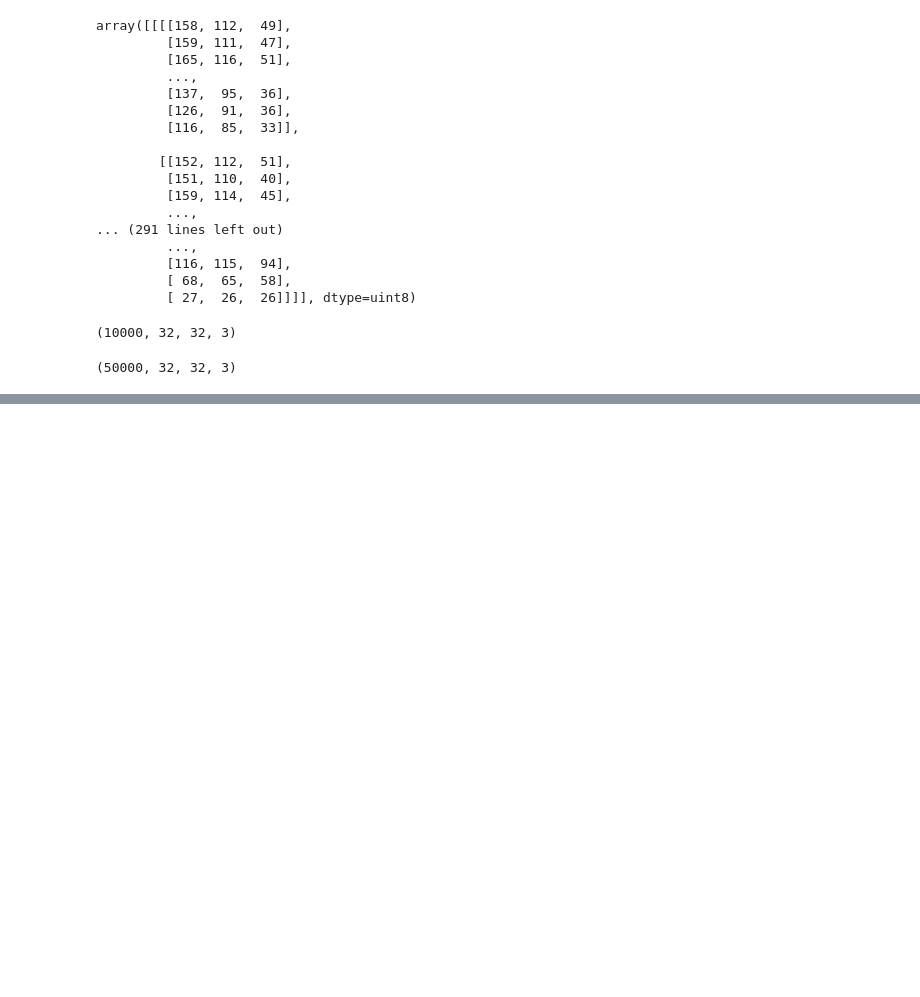
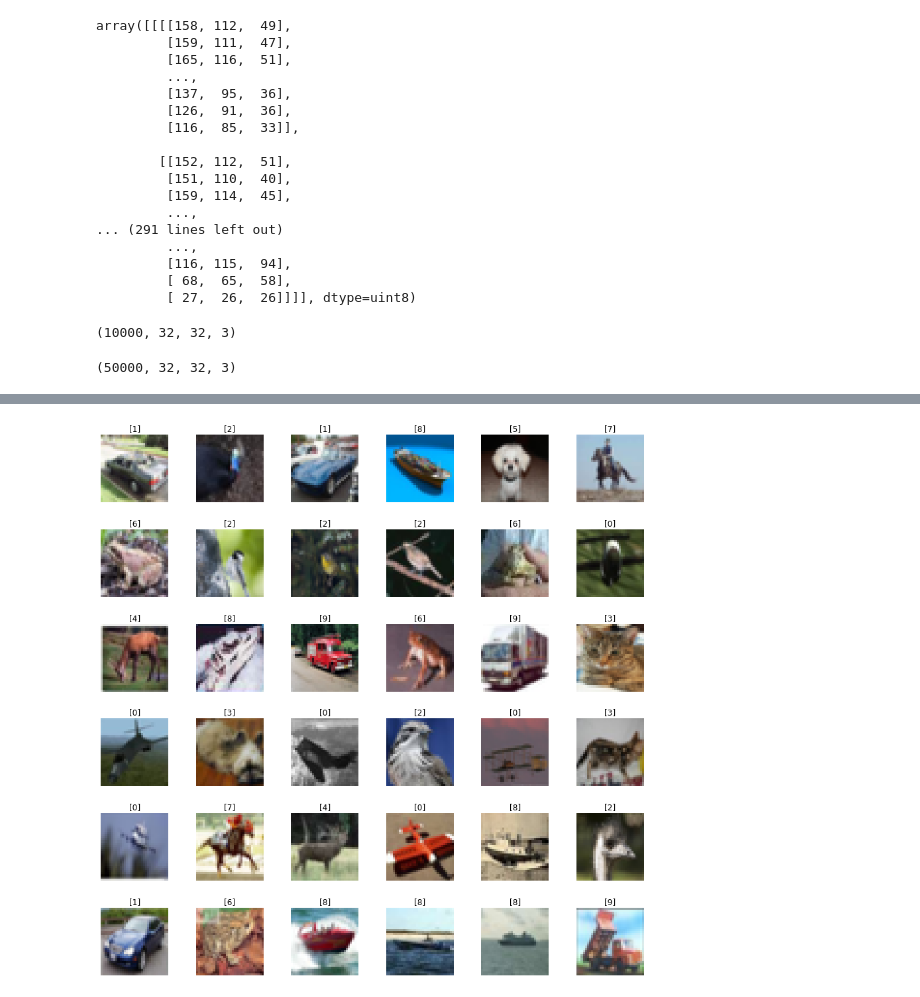
Before and after one commit to hamednasr/CIFAR-10-classification, a Jupyter notebook: CIFAR-10 classification my code.ipynb, the cells around one changed output, grey strips where cells are left out. Saved outputs shown, nothing was run; the diff lists cells and outputs as text; code cells hidden in the pictures; blank space fills up the shorter version.

```diff
--- a/CIFAR-10 classification my code.ipynb
+++ b/CIFAR-10 classification my code.ipynb
@@ -85,0 +57,13 @@ TypeError: load_batch() missing 1 required positional argument: 'fpath'
+# %%
+fig, axes = plt.subplots(6,6,figsize=(15,15))
+axes = axes.ravel()
+
+for i in np.arange(36):
+    index = np.random.randint(0, 50000)
+    axes[i].imshow(X_train[index])
+    axes[i].set_title(y_train[index])
+    axes[i].axis('off')
+
+plt.subplots_adjust(hspace = 0.4);
+# %% [output]
+[figure, added]
```
Also changed, not shown: parts of 12 cells of this notebook.
